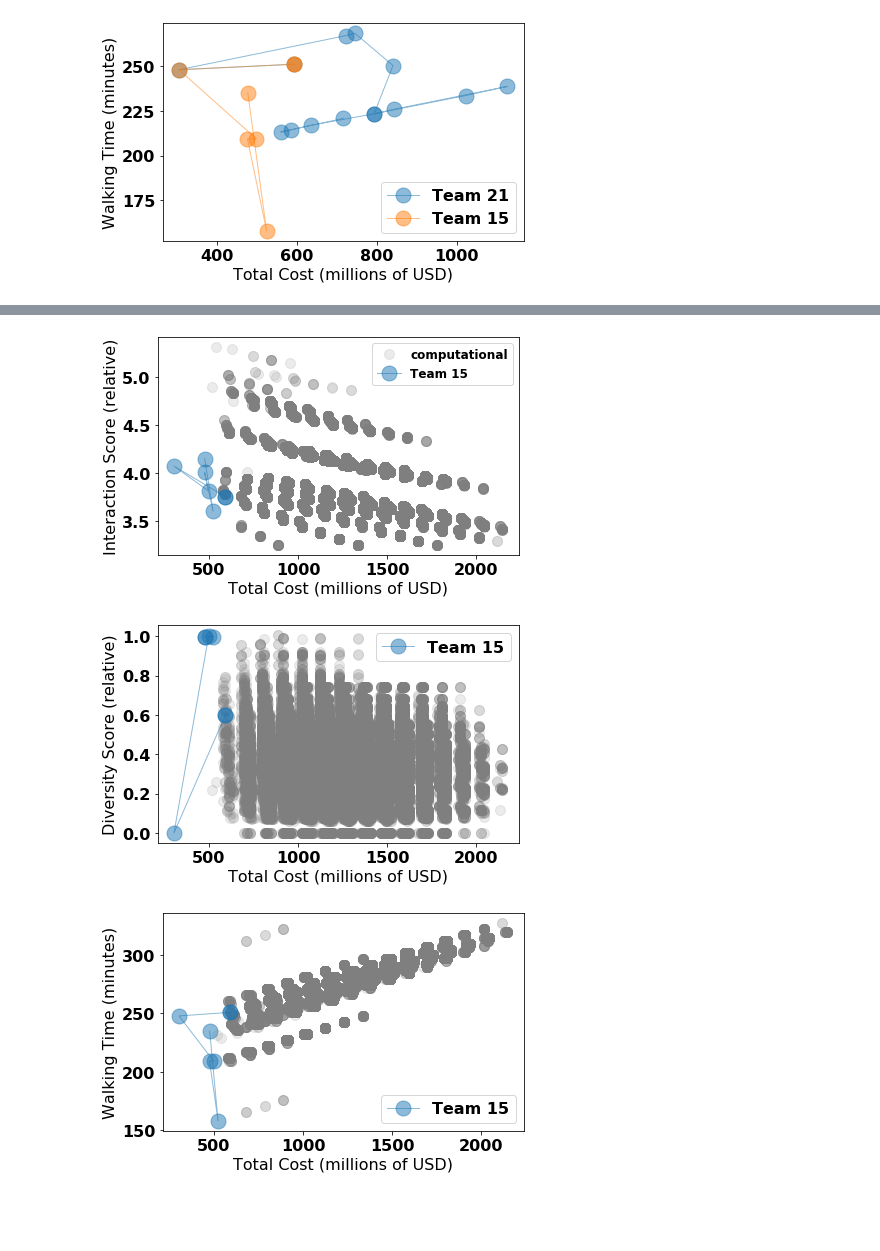
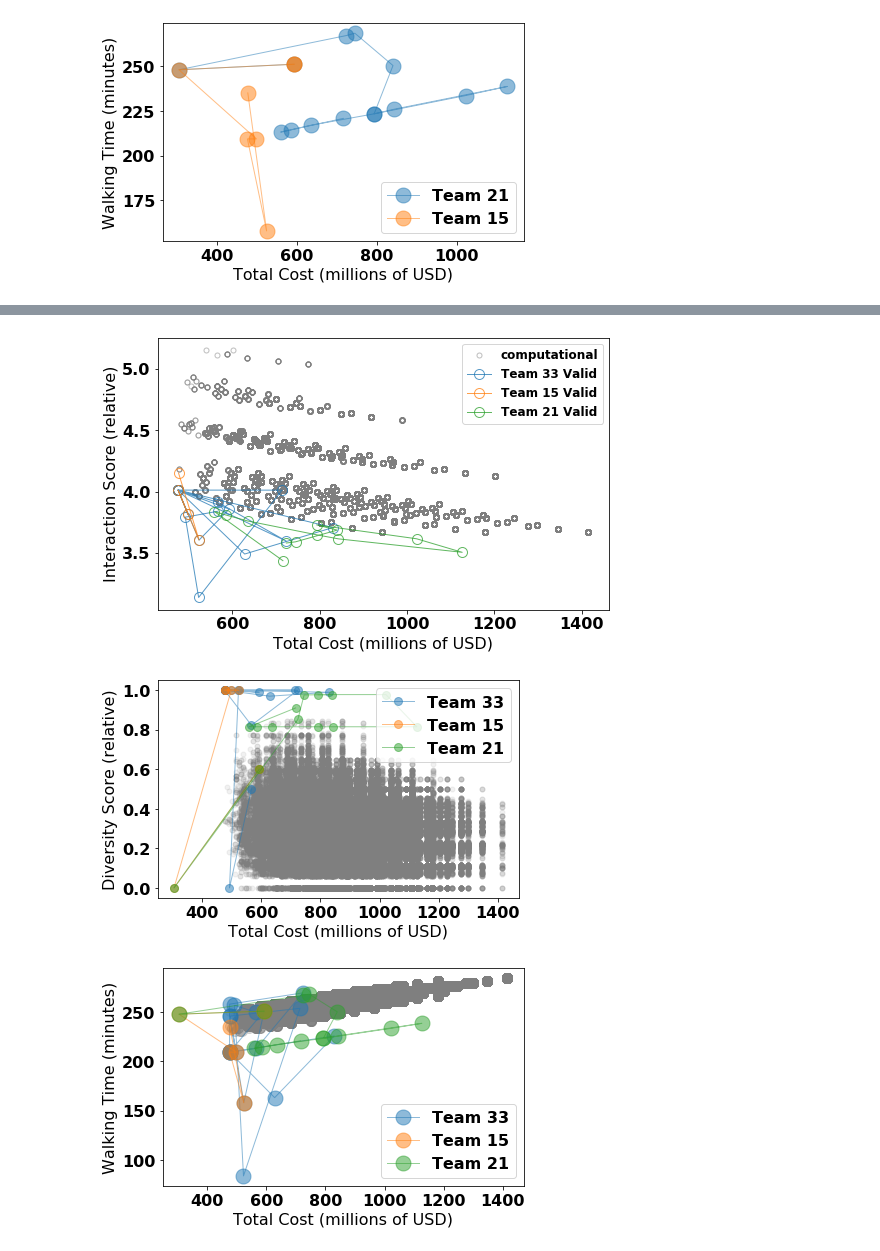
Before and after one commit to MIT-GTL-Open-Source-Public/Learning2019-PostProcessing, a Jupyter notebook: SimpleRankOrdersJupyter/TeamPlotOverTradespace-Version2.ipynb, the cells around one changed output, grey strips where cells are left out. Drawn from its saved outputs; the diff is of its cells as text; code cells hidden in the pictures; blank space fills up the shorter version.

Commit message:
Finished graph outputs for first complete draft of paper

```diff
--- a/SimpleRankOrdersJupyter/TeamPlotOverTradespace-Version2.ipynb
+++ b/SimpleRankOrdersJupyter/TeamPlotOverTradespace-Version2.ipynb
@@ -599,28 +599,43 @@ sys.path.append("../CommonModules") # go to parent dir/CommonModules
 import Learning2019GTL.Globals as Globals
 import Learning2019GTL.DataConnector as DataConnector
 
-teams_to_plot = [15]
+teams_to_plot = [33, 15, 21]
 
-plt.figure(figsize=GOLDEN_RATIO*4)
-plt.plot(totalCost, np.array(interactionScore)*100,
-         marker="o", linewidth=0, markersize=10, alpha=0.15, color='#7f7f7f',
+plt.figure(figsize=GOLDEN_RATIO*5)
+plt.plot(totalCost, np.array(interactionScore)*100, fillstyle='none',
+         marker="o", linewidth=0, markersize=5, alpha=0.5, color='#7f7f7f',
         label='computational')
 
 for t_plot in teams_to_plot:
     team = DataConnector.Team()
     ui_events = team.getSimulationUIEventsByTeamID(t_plot)
+    ui_events_valid = team.getSimulationUIEventsByTeamIDBetweenDensities(t_plot, [100, 500])
 
     team_cost        = list()
     team_interaction = list()
+    team_cost_valid        = list()
+    team_interaction_valid = list()
+    team_diversity_valid   = list()
+    team_walkingtime_valid = list()
     for event in ui_events:
         team_cost.append(event.total_cost)
         team_interaction.append(event.interaction_score)
 
+    for event in ui_events_valid:
+        team_cost_valid.append(event.total_cost)
+        team_interaction_valid.append(event.interaction_score)
+        team_diversity_valid.append(event.diversity_score)
+        team_walkingtime_valid.append(event.walking_time)
+
     team_cost        = np.array(team_cost)
     team_interaction = np.array(team_interaction)
 
-    plt.plot(team_cost, team_interaction, marker="o", linewidth=1,
-             markersize=15, alpha=0.5, label=f'Team {t_plot}')
+
+#     plt.plot(team_cost, team_interaction, marker="o", linewidth=1,
+#               markersize=10, alpha=0.5, label=f'Team {t_plot}')
+    plt.plot(team_cost_valid, team_interaction_valid, marker="o", linewidth=1,
+             fillstyle='none', markersize=10, alpha=0.75, label=f'Team {t_plot} Valid')
+
 
 plt.legend(fontsize=12, loc='upper right', bbox_to_anchor=(1,1))
 plt.xlabel ('Total Cost (millions of USD)')
@@ -628,7 +643,7 @@ plt.ylabel ('Interaction Score (relative)')
 plt.show()
 
 plt.figure(figsize=GOLDEN_RATIO*4)
-plt.plot(totalCost, diversityScore, marker="o", linewidth=0, markersize=10, alpha=0.15, color='#7f7f7f')
+plt.plot(totalCost, diversityScore, marker="o", linewidth=0, markersize=5, alpha=0.1, color='#7f7f7f')
 
 for t_plot in teams_to_plot:
     team = DataConnector.Team()
@@ -644,37 +659,37 @@ for t_plot in teams_to_plot:
     team_diversity   = np.array(team_diversity)
 
     plt.plot(team_cost, team_diversity/100, marker="o", linewidth=1,
-             markersize=15, alpha=0.5, label=f'Team {t_plot}')
+             markersize=8, alpha=0.5, label=f'Team {t_plot}')
 
 plt.legend(fontsize=16, loc='upper right', bbox_to_anchor=(1,1))
 plt.xlabel ('Total Cost (millions of USD)')
 plt.ylabel ('Diversity Score (relative)')
 plt.show()
 
 plt.figure(figsize=GOLDEN_RATIO*4)
 plt.plot(totalCost, timeCampus, marker="o", linewidth=0, markersize=10, alpha=0.15, color='#7f7f7f')
 
 for t_plot in teams_to_plot:
     team = DataConnector.Team()
     ui_events = team.getSimulationUIEventsByTeamID(t_plot)
 
     team_cost        = list()
     team_walkingtime = list()
     for event in ui_events:
         team_cost.append(event.total_cost)
         team_walkingtime.append(event.walking_time)
 
     team_cost        = np.array(team_cost)
     team_walkingtime = np.array(team_walkingtime)
 
     plt.plot(team_cost, team_walkingtime, marker="o", linewidth=1,
              markersize=15, alpha=0.5, label=f'Team {t_plot}')
 
 plt.legend(fontsize=16, loc='lower right', bbox_to_anchor=(1,0))
 plt.xlabel ('Total Cost (millions of USD)')
 plt.ylabel ('Walking Time (minutes)')
 plt.show()
 # %% [output]
-[figure, old version]
+[figure, new version]
-[figure, old version]
+[figure, new version]
-[figure, old version]
+[figure, new version]
```
Also changed, not shown: parts of 10 cells of this notebook.
